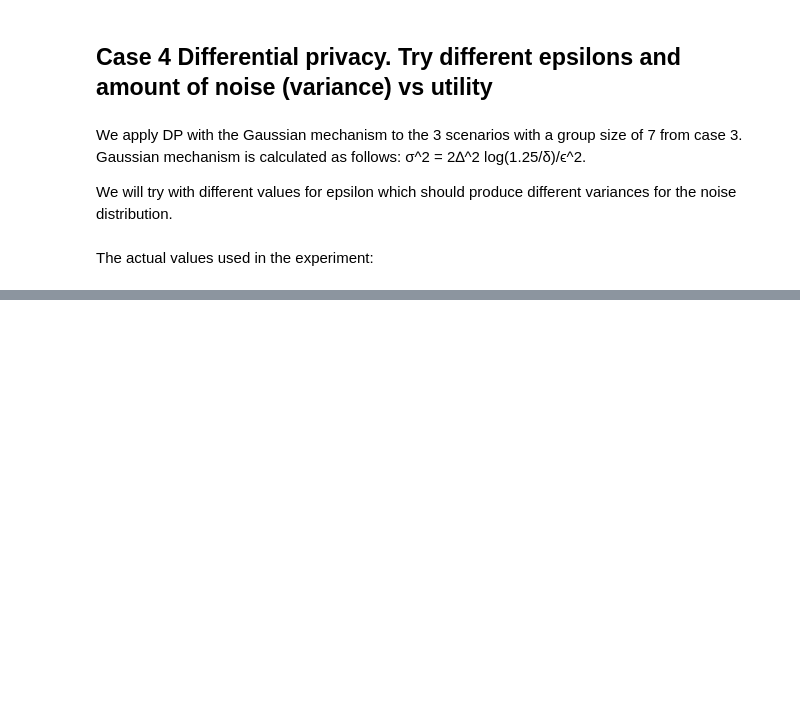
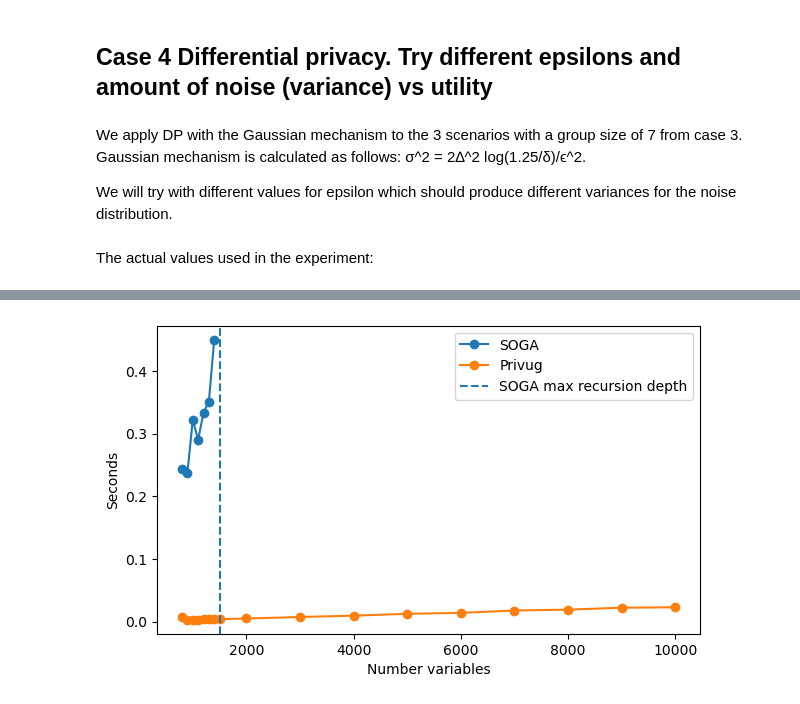
Before and after one commit to RasmusCarl/Privug-SOGA, a Jupyter notebook: MyNotebook.ipynb, the cells around one changed output, grey strips where cells are left out. Saved outputs shown, nothing was run; the diff lists cells and outputs as text; code cells hidden in the pictures; blank space fills up the shorter version.

```diff
--- a/MyNotebook.ipynb
+++ b/MyNotebook.ipynb
@@ -462,0 +532,15 @@ ax3.legend(loc="upper left",  fontsize="7")
+# %%
+def soga_infer(file):
+    compiled = SOGA.compile2SOGA(file)
+    cfg = SOGA.produce_cfg(compiled)
+    output = SOGA.start_SOGA(cfg)
+    return output
+
+def time_soga(size, file):
+    t_init = time.time()
+    soga_infer(file)
+    total_time = time.time() - t_init
+    print(f'SOGA | Size {size} | Time {total_time}')
+    return total_time
+# %%
+times_soga       = [time_soga(size,file) for (size,file) in FILES_SOGA]
@@ -462,0 +605,19 @@ ax3.legend(loc="upper left",  fontsize="7")
+# %%
+NUM_VARS_Privug = [800,900,1000,1100,1200,1300,1400, 1500, 2000, 3000, 4000, 5000, 6000, 7000, 8000, 9000, 10000]
+times_privug    = [0.007296562194824219,0.0029883384704589844, 0.003086090087890625,  0.0032761096954345703, 0.0034737586975097656, 0.003620624542236328, 0.003820180892944336,
+                  0.0038912296295166016,0.00494074821472168,0.007329702377319336, 0.009478569030761719, 0.012460470199584961, 0.01391911506652832, 0.01769399642944336,
+                  0.019052743911743164, 0.022161006927490234, 0.022896289825439453]
+
+times_privug_cond = [0.002747774124145508, 0.00436711311340332, 0.003152132034301758,0.0031952857971191406, 0.0030853748321533203, 0.003484487533569336,
+                    0.004073619842529297,0.003667593002319336, 0.0049169063568115234, 0.007868766784667969, 0.008997917175292969,0.012352943420410156,
+                    0.014581441879272461,0.01537466049194336, 0.02023148536682129, 0.02020549774169922,  0.0222170352935791 ]
+# %%
+fig, axs = plt.subplots(1, 1, figsize=(7,4))
+axs.plot(NUM_VARS,times_soga,'-o',label='SOGA')
+axs.plot(NUM_VARS_Privug,times_privug,'-o',label='Privug')
+axs.axvline(x=1500, linestyle='dashed', label='SOGA max recursion depth')
+axs.set_xlabel("Number variables")
+axs.set_ylabel("Seconds")
+axs.legend();
+# %% [output]
+[figure, added]
```
Also changed, not shown: parts of 11 cells of this notebook, 26 other files.
